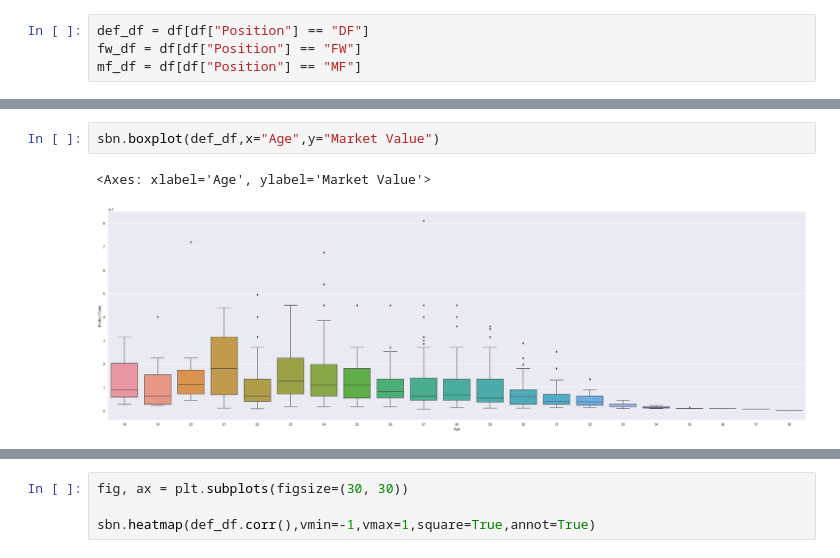
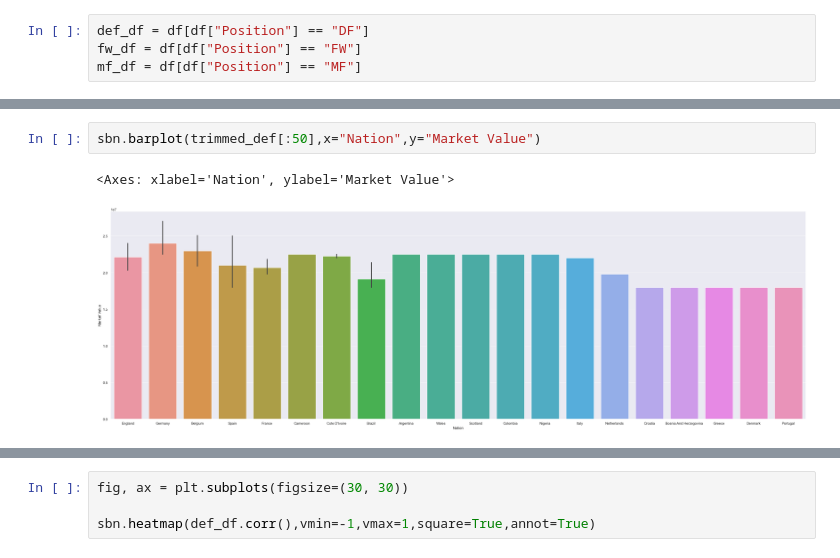
Before and after one commit to ascrivs/expert-octo-eureka, a Jupyter notebook: eda.ipynb, the cells around one changed output, grey strips where cells are left out. Drawn from its saved outputs; the diff is of its cells as text.

```diff
--- a/eda.ipynb
+++ b/eda.ipynb
@@ -189,5 +180,5 @@ trimmed_def.tail()
 # %%
-sbn.boxplot(def_df,x="Age",y="Market Value")
+sbn.barplot(trimmed_def[:50],x="Nation",y="Market Value")
 # %% [output]
-<Axes: xlabel='Age', ylabel='Market Value'>
+<Axes: xlabel='Nation', ylabel='Market Value'>
-[figure, old version]
+[figure, new version]
```
Also changed, not shown: parts of 2 cells of this notebook.
